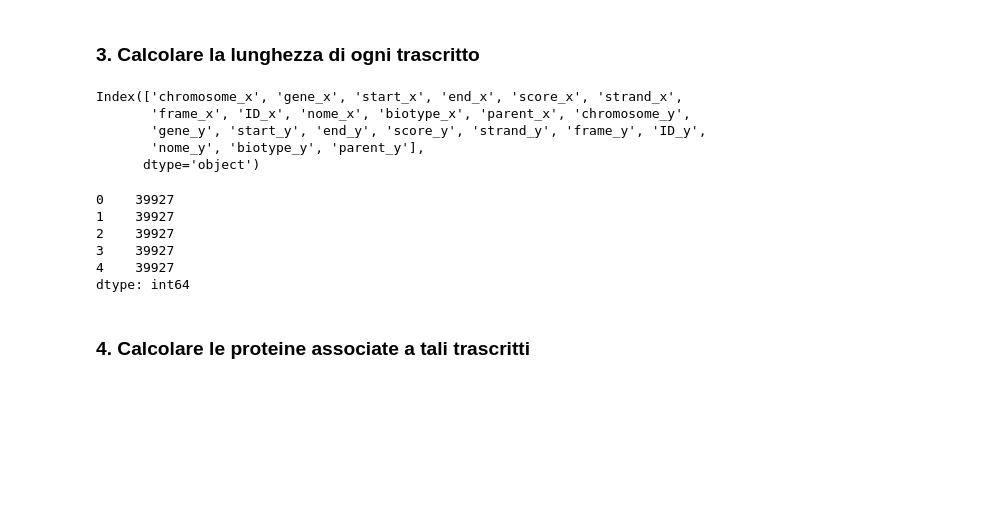
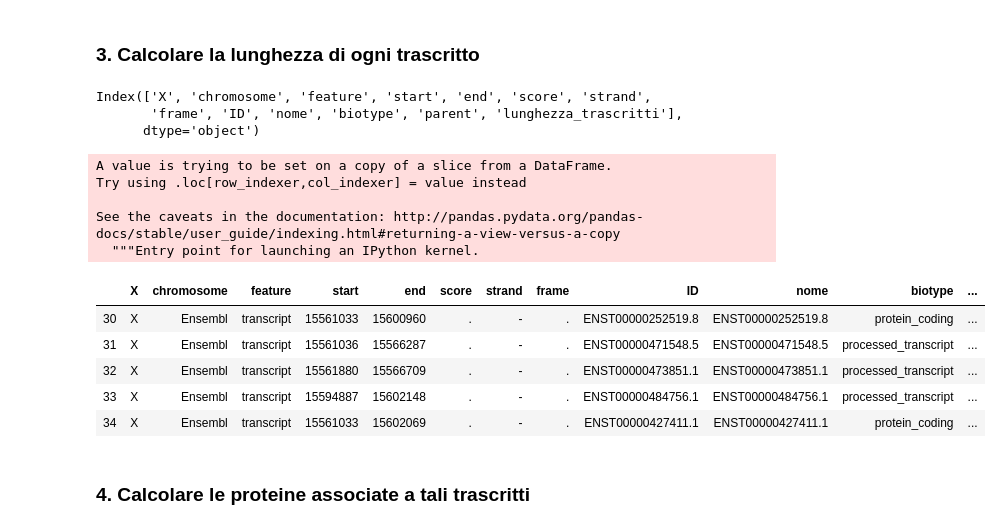
Before and after one commit to LorenzoMauri/ODE-and-GA-algorithms-covid19-applications, a Jupyter notebook: progettogdv.ipynb, the cells around one changed output. Cells and saved outputs as stored; diff of their text form; code cells hidden in the pictures; blank space fills up the shorter version.

```diff
--- a/progettogdv.ipynb
+++ b/progettogdv.ipynb
@@ -122,24 +122,27 @@ dtype: int64
 # %% [markdown]
 ### 3. Calcolare la lunghezza di ogni trascritto
-# %%
-data_punto3=data_punto2
-data_punto2.columns
-# %% [output]
-Index(['chromosome_x', 'gene_x', 'start_x', 'end_x', 'score_x', 'strand_x',
-       'frame_x', 'ID_x', 'nome_x', 'biotype_x', 'parent_x', 'chromosome_y',
-       'gene_y', 'start_y', 'end_y', 'score_y', 'strand_y', 'frame_y', 'ID_y',
-       'nome_y', 'biotype_y', 'parent_y'],
-      dtype='object')
-# %%
-lunghezza_trascritti = data_punto2['end_y']-data_punto2['start_y']
-lunghezza_trascritti.head(5)
-# %% [output]
-0    39927
-1    39927
-2    39927
-3    39927
-4    39927
-dtype: int64
+# %%
+data_punto3=data_punto1.copy()
+data_punto3.columns
+# %% [output]
+Index(['X', 'chromosome', 'feature', 'start', 'end', 'score', 'strand',
+       'frame', 'ID', 'nome', 'biotype', 'parent', 'lunghezza_trascritti'],
+      dtype='object')
+# %%
+data_punto3['lunghezza_trascritti']= data_punto3['end']-data_punto3['start']
+data_punto3[data_punto3['feature']=='transcript']
+# %% [output]
+A value is trying to be set on a copy of a slice from a DataFrame.
+Try using .loc[row_indexer,col_indexer] = value instead
+
+See the caveats in the documentation: http://pandas.pydata.org/pandas-docs/stable/user_guide/indexing.html#returning-a-view-versus-a-copy
+  """Entry point for launching an IPython kernel.
+|  | X | chromosome | feature | start | end | score | strand | frame | ID | nome | biotype | ... |
+| 30 | X | Ensembl | transcript | 15561033 | 15600960 | . | - | . | ENST00000252519.8 | ENST00000252519.8 | protein_coding | ... |
+| 31 | X | Ensembl | transcript | 15561036 | 15566287 | . | - | . | ENST00000471548.5 | ENST00000471548.5 | processed_transcript | ... |
+| 32 | X | Ensembl | transcript | 15561880 | 15566709 | . | - | . | ENST00000473851.1 | ENST00000473851.1 | processed_transcript | ... |
+| 33 | X | Ensembl | transcript | 15594887 | 15602148 | . | - | . | ENST00000484756.1 | ENST00000484756.1 | processed_transcript | ... |
+| 34 | X | Ensembl | transcript | 15561033 | 15602069 | . | - | . | ENST00000427411.1 | ENST00000427411.1 | protein_coding | ... |
 # %% [markdown]
 ### 4. Calcolare le proteine associate a tali trascritti
 # %%
```
Also changed, not shown: parts of 8 cells of this notebook.
